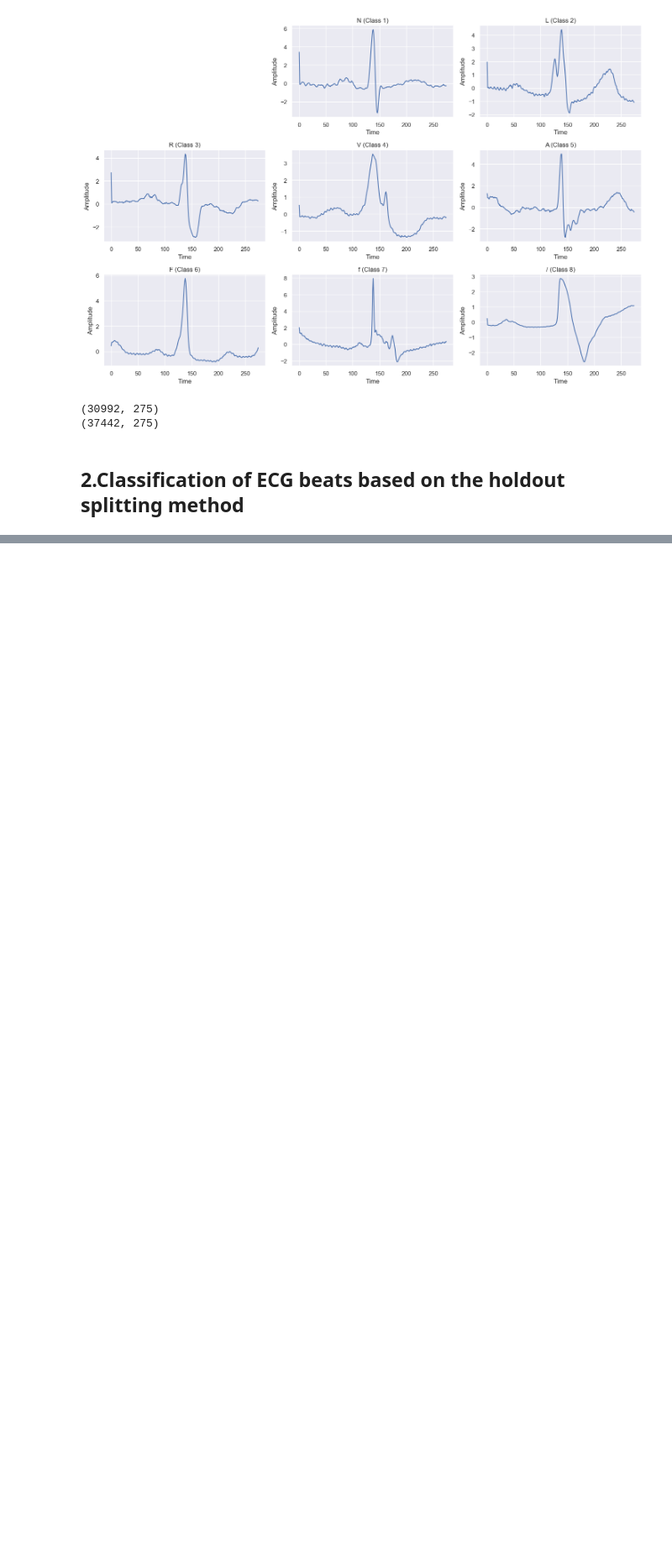
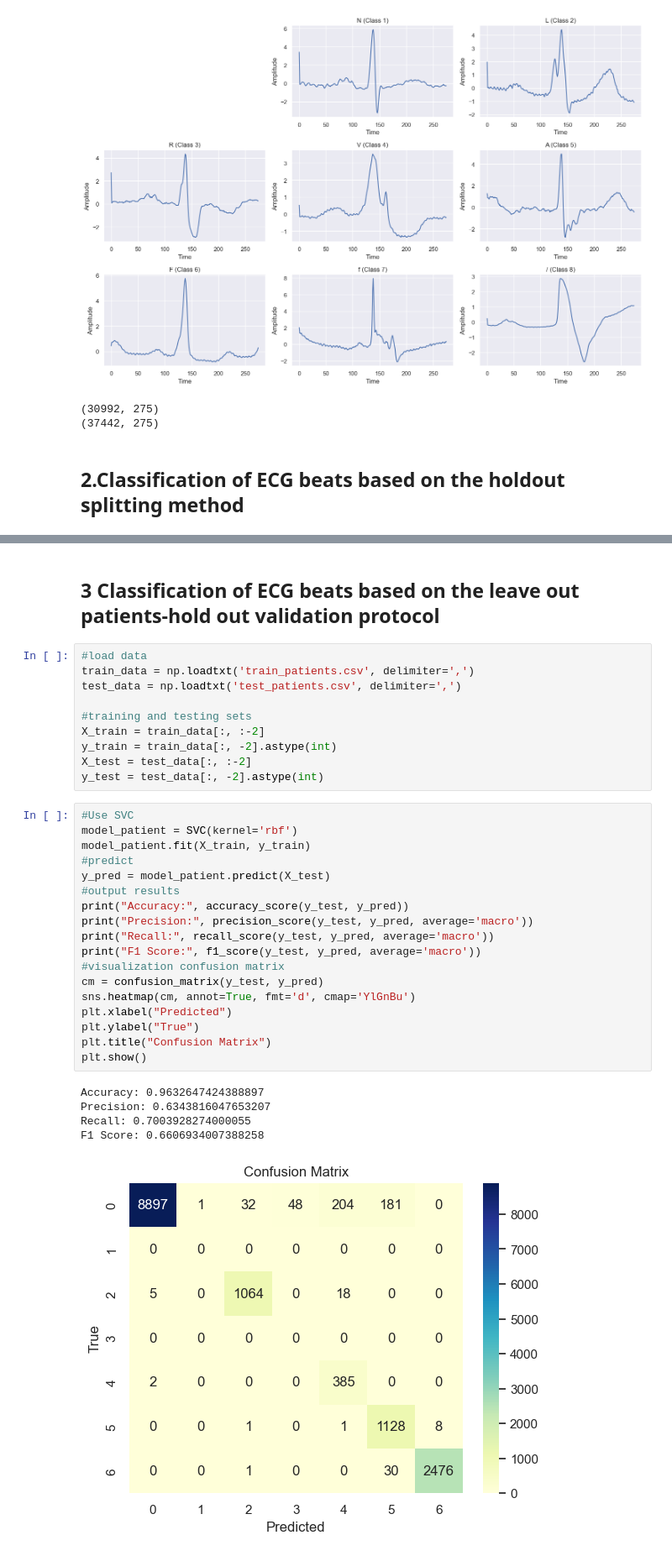
Before and after one commit to KostiantynBoiar/ECG-data-preprocessing, a Jupyter notebook: Tasks.ipynb, the cells around one changed output, grey strips where cells are left out. Shown at 84% size. Drawn from its saved outputs; the diff is of its cells as text; blank space fills up the shorter version.

```diff
--- a/Tasks.ipynb
+++ b/Tasks.ipynb
@@ -92,3 +96,39 @@ Precision: 0.7629080268021403
 Recall: 0.9526727129987427
 F1 Score: 0.8150335985713419
 [figure]
+# %% [markdown]
+## 3 Classification of ECG beats based on the leave out patients-hold out validation protocol
+# %%
+#load data
+train_data = np.loadtxt('train_patients.csv', delimiter=',')
+test_data = np.loadtxt('test_patients.csv', delimiter=',')
+
+#training and testing sets
+X_train = train_data[:, :-2]
+y_train = train_data[:, -2].astype(int)
+X_test = test_data[:, :-2]
+y_test = test_data[:, -2].astype(int)
+# %%
+#Use SVC
+model_patient = SVC(kernel='rbf')
+model_patient.fit(X_train, y_train)
+#predict
+y_pred = model_patient.predict(X_test)
+#output results
+print("Accuracy:", accuracy_score(y_test, y_pred))
+print("Precision:", precision_score(y_test, y_pred, average='macro'))
+print("Recall:", recall_score(y_test, y_pred, average='macro'))
+print("F1 Score:", f1_score(y_test, y_pred, average='macro'))
+#visualization confusion matrix
+cm = confusion_matrix(y_test, y_pred)
+sns.heatmap(cm, annot=True, fmt='d', cmap='YlGnBu')
+plt.xlabel("Predicted")
+plt.ylabel("True")
+plt.title("Confusion Matrix")
+plt.show()
+# %% [output]
+Accuracy: 0.9632647424388897
+Precision: 0.6343816047653207
+Recall: 0.7003928274000055
+F1 Score: 0.6606934007388258
+[figure, added]
```
Also changed, not shown: parts of 14 cells of this notebook.
